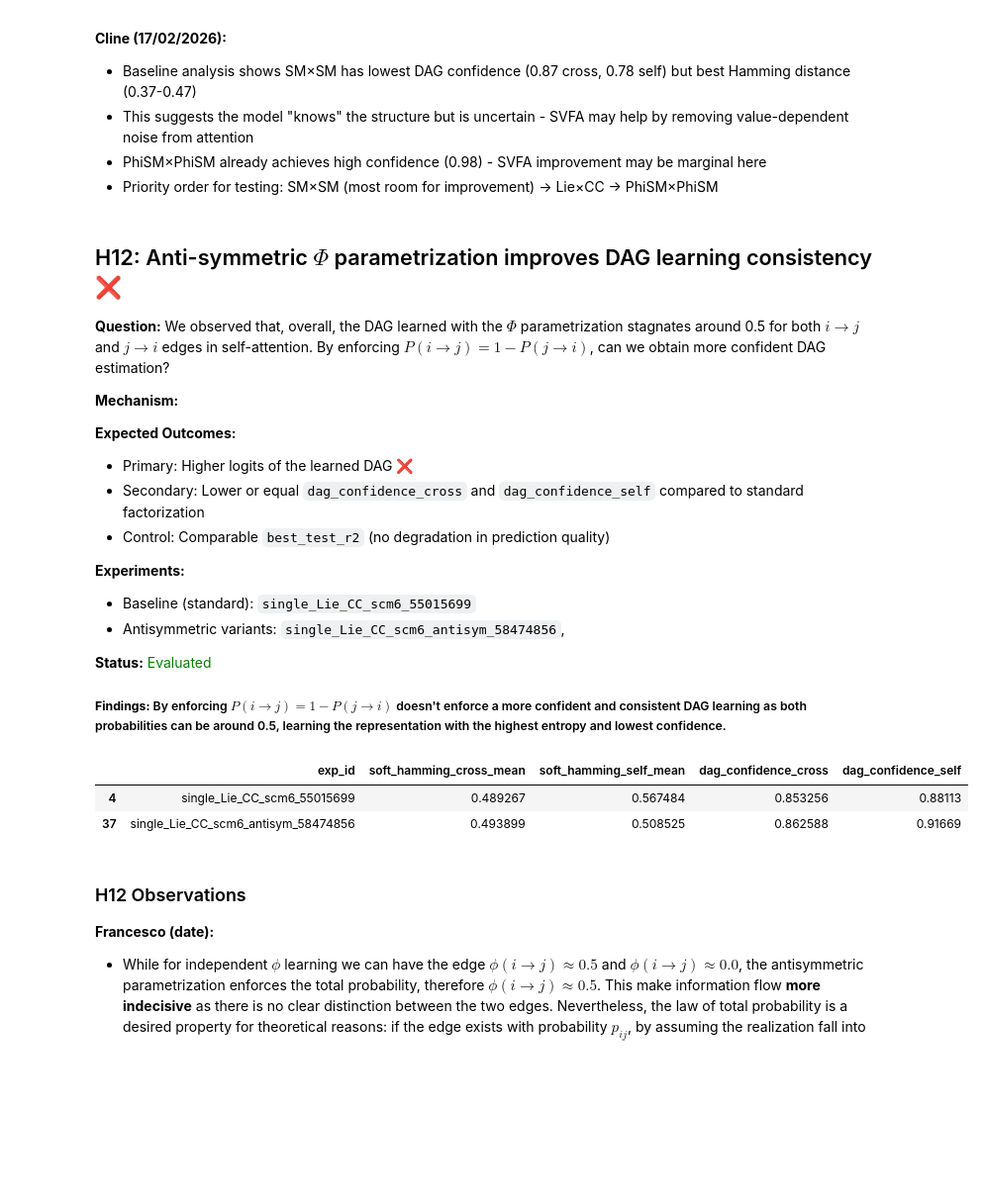
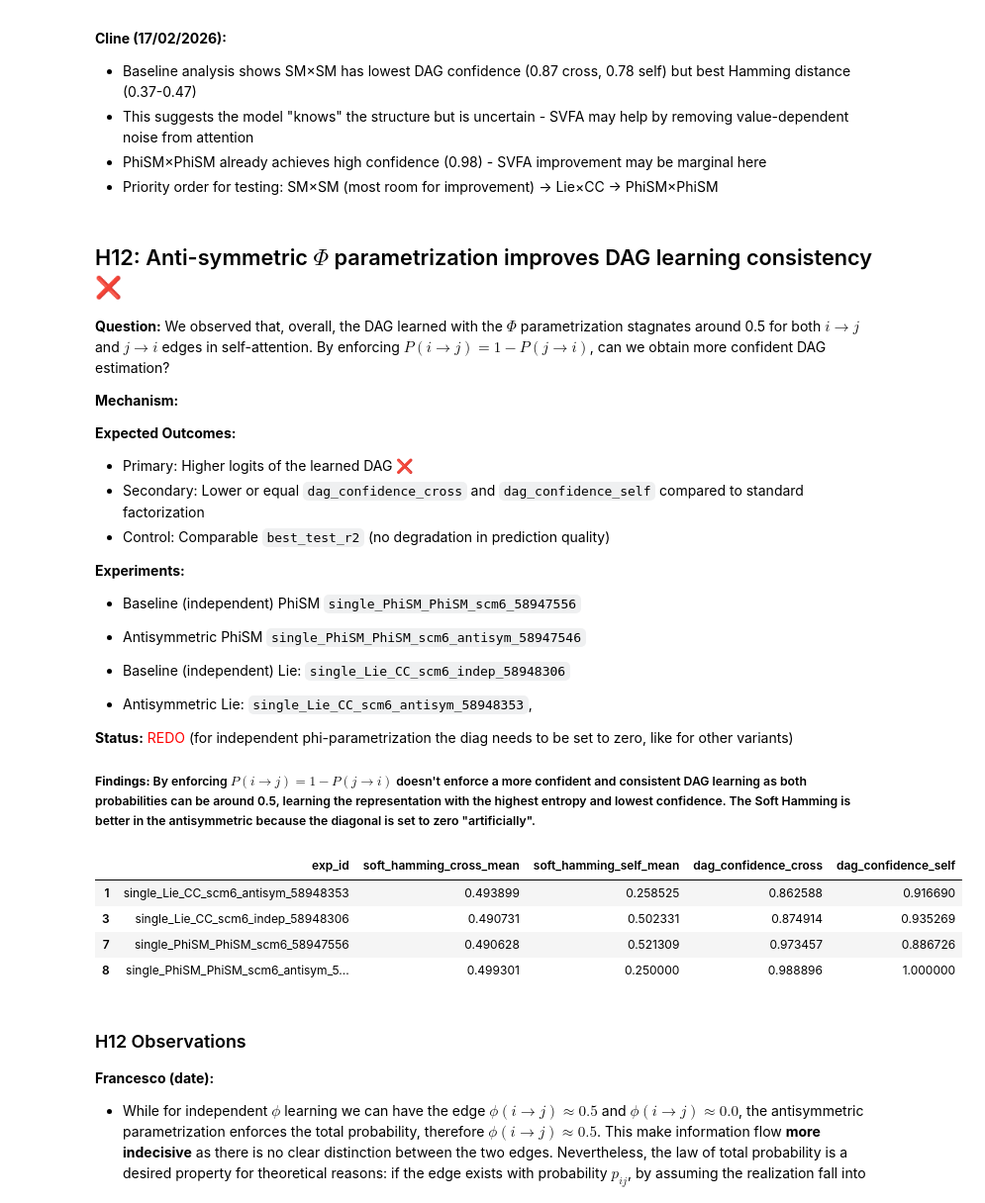
Before and after one commit to scipi1/causaliT, a Jupyter notebook: notebooks/experiments_analysis.ipynb, the cells around one changed output. Shown at 99% size. Cells and saved outputs as stored; diff of their text form; code cells hidden in the pictures; blank space fills up the shorter version.

```diff
--- a/notebooks/experiments_analysis.ipynb
+++ b/notebooks/experiments_analysis.ipynb
@@ -94,14 +98,14 @@ Define scientific hypotheses and link them to experiments by `exp_id`.
 # %%
 # H1: Intervention Invariance is guaranteed when the true DAG is provided
 H1_experiments = [
-    # "single_Lie_CC_scm6_loc001",  # TODO add experiments
-    # Add more experiment IDs here as they are run
+    "single_SM_SM_scm6_58947476",
+    "single_SM_SM_scm6_hard_58947469"
 ]
 
 # Filter manifest for H1 experiments
 if len(manifest) > 0:
-    h14_data = manifest[manifest["exp_id"].isin(H1_experiments)]
-    if len(h14_data) > 0:
-        display(h14_data)
+    h1_data = manifest[manifest["exp_id"].isin(H1_experiments)]
+    if len(h1_data) > 0:
+        display(h1_data)
     else:
         print("No H1 experiments found in manifest yet.")
@@ -339,29 +351,36 @@ if len(manifest) > 0:
 - Control: Comparable `best_test_r2` (no degradation in prediction quality)
 
 **Experiments:**
-- Baseline (standard): `single_Lie_CC_scm6_55015699`
-- Antisymmetric variants: `single_Lie_CC_scm6_antisym_58474856`,
+- Baseline (independent) PhiSM `single_PhiSM_PhiSM_scm6_58947556`
+- Antisymmetric PhiSM `single_PhiSM_PhiSM_scm6_antisym_58947546`
 
-**Status:** <span style="color: green;">Evaluated</span>
+- Baseline (independent) Lie: `single_Lie_CC_scm6_indep_58948306`
+- Antisymmetric Lie: `single_Lie_CC_scm6_antisym_58948353`,
 
-##### **Findings:** By enforcing $P(i\to j)=1-P(j\to i)$ doesn't enforce a more confident and consistent DAG learning as both probabilities can be around 0.5, learning the representation with the highest entropy and lowest confidence.
+**Status:** <span style="color: red;"> REDO</span> (for independent phi-parametrization the diag needs to be set to zero, like for other variants)
+
+##### **Findings:** By enforcing $P(i\to j)=1-P(j\to i)$ doesn't enforce a more confident and consistent DAG learning as both probabilities can be around 0.5, learning the representation with the highest entropy and lowest confidence. The Soft Hamming is better in the antisymmetric because the diagonal is set to zero "artificially".
 # %%
 H12_experiments = [
-    "single_Lie_CC_scm6_55015699",
-    "single_Lie_CC_scm6_antisym_58474856"
+    "single_PhiSM_PhiSM_scm6_58947556",
+    "single_PhiSM_PhiSM_scm6_antisym_58947546",
+    "single_Lie_CC_scm6_indep_58948306",
+    "single_Lie_CC_scm6_antisym_58948353"
 ]
 
 # Filter manifest for H1 experiments
 if len(manifest) > 0:
     h14_data = manifest[manifest["exp_id"].isin(H12_experiments)]
     if len(h14_data) > 0:
         display(h14_data[["exp_id", "soft_hamming_cross_mean", "soft_hamming_self_mean", "dag_confidence_cross", "dag_confidence_self"]])
     else:
         print("No H12 experiments found in manifest yet.")
 # %% [output]
 |  | exp_id | soft_hamming_cross_mean | soft_hamming_self_mean | dag_confidence_cross | dag_confidence_self |
-| 4 | single_Lie_CC_scm6_55015699 | 0.489267 | 0.567484 | 0.853256 | 0.88113 |
-| 37 | single_Lie_CC_scm6_antisym_58474856 | 0.493899 | 0.508525 | 0.862588 | 0.91669 |
+| 1 | single_Lie_CC_scm6_antisym_58948353 | 0.493899 | 0.258525 | 0.862588 | 0.916690 |
+| 3 | single_Lie_CC_scm6_indep_58948306 | 0.490731 | 0.502331 | 0.874914 | 0.935269 |
+| 7 | single_PhiSM_PhiSM_scm6_58947556 | 0.490628 | 0.521309 | 0.973457 | 0.886726 |
+| 8 | single_PhiSM_PhiSM_scm6_antisym_5... | 0.499301 | 0.250000 | 0.988896 | 1.000000 |
 # %% [markdown]
 ### H12 Observations
 
```
Also changed, not shown: parts of 14 cells of this notebook, 35 other files.
